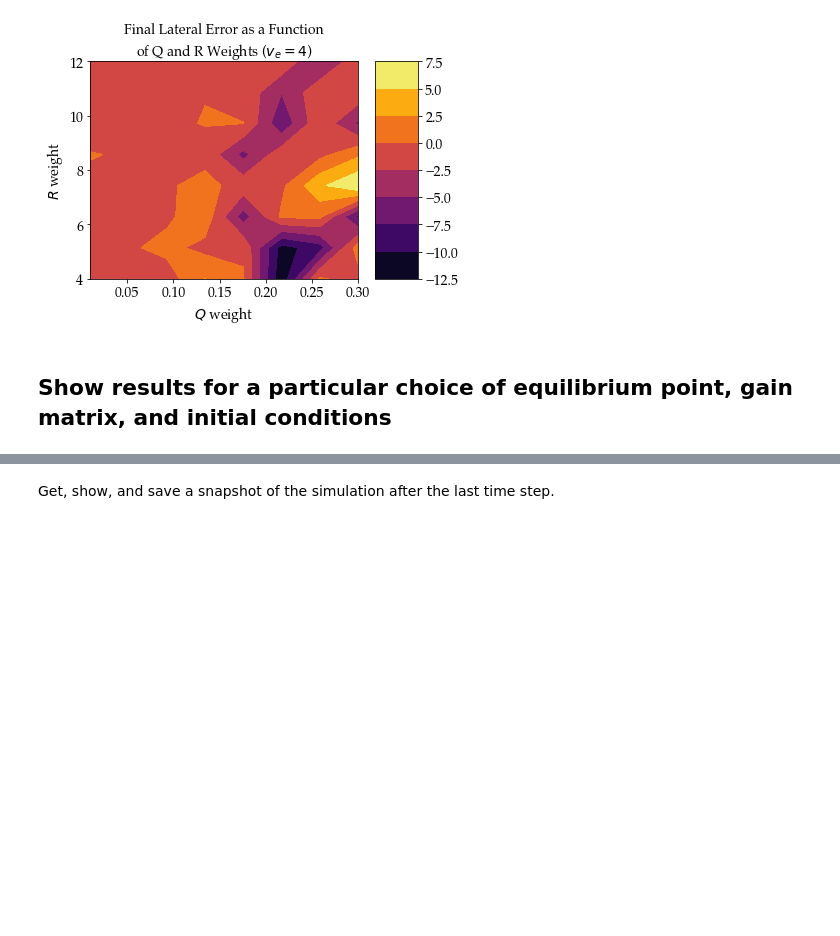
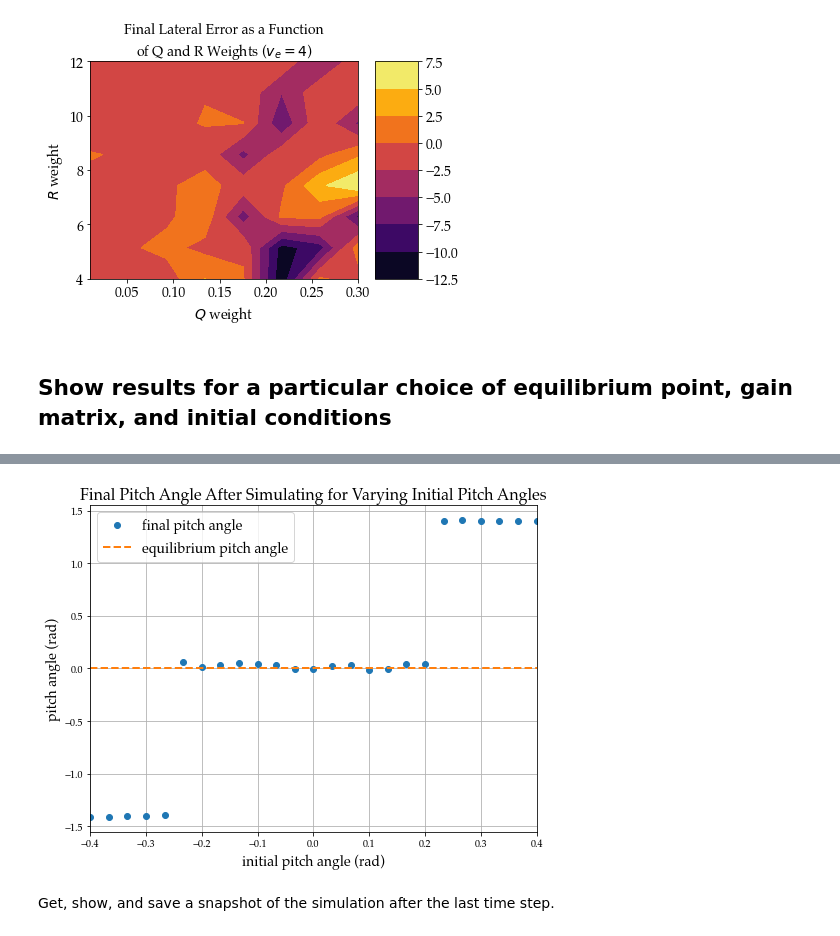
Before and after one commit to pdt4/ae353-DP2-segbot, a Jupyter notebook: SegbotDemo-Template.ipynb, the cells around one changed output, grey strips where cells are left out. Cells and saved outputs as stored; diff of their text form; code cells hidden in the pictures; blank space fills up the shorter version.

Commit message:
plots for various initial pitch

```diff
--- a/SegbotDemo-Template.ipynb
+++ b/SegbotDemo-Template.ipynb
@@ -588,12 +592,18 @@ A, B = get_model(
 
 # define K matrix for linear state feedback
 # define weights
-Q = np.eye(6) * 0.01
-R = np.eye(2) * 4.
+Q = np.eye(6) * 0.01 # <-- adjustable
+R = np.eye(2) * 4.   # <-- adjustable
+
 # find optimal cost matrix
 P = linalg.solve_continuous_are(A, B, Q, R)
+
 # find optimal gain matrix
 K = linalg.inv(R) @  B.T @ P
+
+# print K matrix and verify that eigenvalues have all real part
+print('K = \n', K)
+print('\neigenvalues, s = \n', linalg.eigvals(A - B @ K))
 
 # get simulator data for chosen equilibrium point and initial conditions
 data = get_data(
@@ -612,5 +622,5 @@ data = get_data(
     e_h_i,
     theta_i,
     sv_i,
-    max_time=25.0
+    max_time=20.0
 )
@@ -617,3 +706,18 @@ data = get_data(
+# %%
+# plot results
+fig, (ax) = plt.subplots(1, 1, figsize=(8, 6), sharex=True)
+
+ax.plot(theta_i_range, theta_final, '.', markersize=12, label='final pitch angle')
+ax.plot(theta_i_range, theta_e * np.ones_like(theta_i_range), '--', linewidth=2, label='equilibrium pitch angle')
+ax.set_xlim(theta_i_range[0], theta_i_range[-1])
+# ax.set_ylim(np.pi-1,np.pi+1)
+ax.set_xlabel('initial pitch angle (rad)', fontsize=14)
+ax.set_ylabel('pitch angle (rad)', fontsize = 14)
+ax.set_title('Final Pitch Angle After Simulating for Varying Initial Pitch Angles', fontsize=16)
+ax.legend(fontsize=14)
+ax.grid()
+# %% [output]
+[figure, added]
 # %% [markdown]
 Get, show, and save a snapshot of the simulation after the last time step.
 # %%
```
Also changed, not shown: parts of 7 cells of this notebook.
